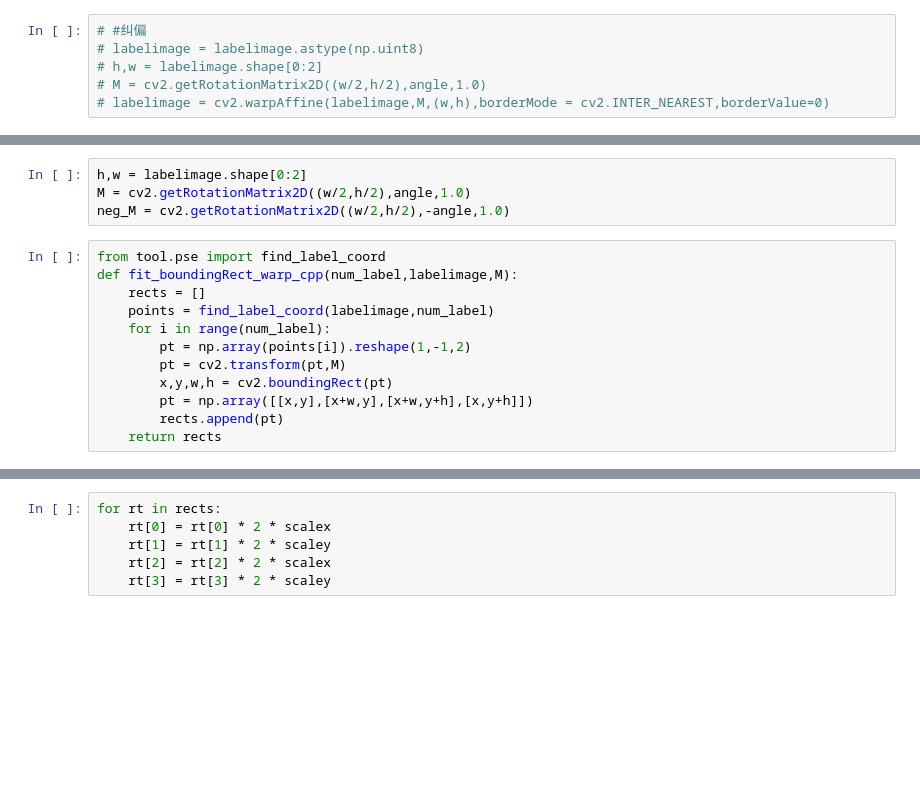
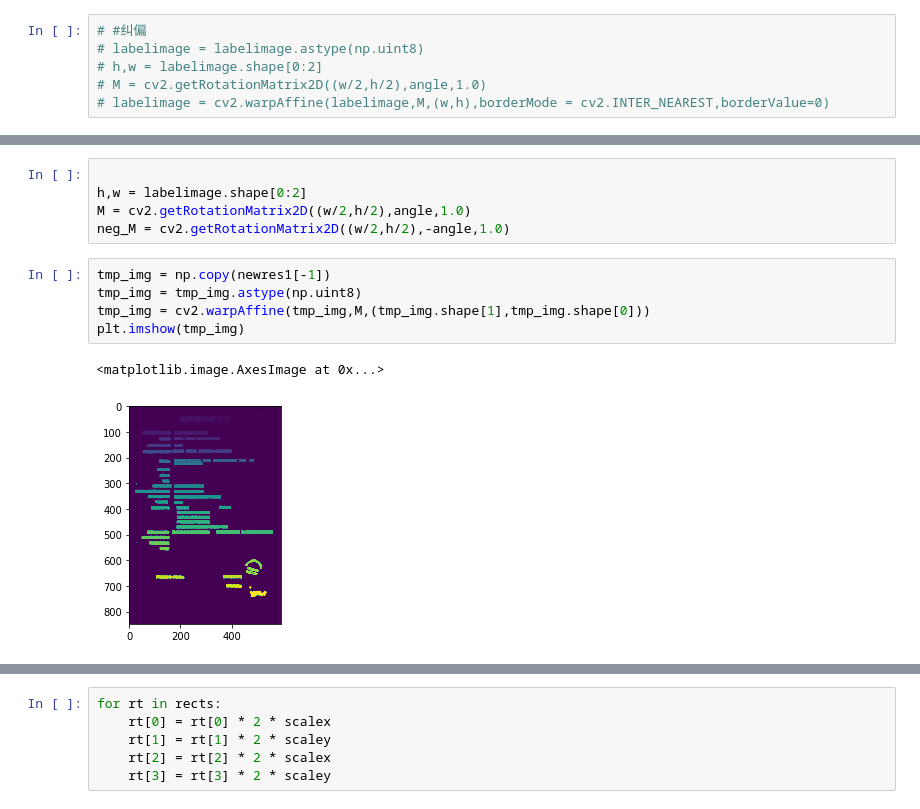
Before and after one commit to xiaomaxiao/PSENET, a Jupyter notebook: psenet_train_BLINEAR.ipynb, the cells around one changed output, grey strips where cells are left out. Drawn from its saved outputs; the diff is of its cells as text; blank space fills up the shorter version.

```diff
--- a/psenet_train_BLINEAR.ipynb
+++ b/psenet_train_BLINEAR.ipynb
@@ -357,19 +397,16 @@ plt.imshow(labelimage)
 # %%
+
 h,w = labelimage.shape[0:2]
 M = cv2.getRotationMatrix2D((w/2,h/2),angle,1.0)
 neg_M = cv2.getRotationMatrix2D((w/2,h/2),-angle,1.0)
-# %%
-from tool.pse import find_label_coord
-def fit_boundingRect_warp_cpp(num_label,labelimage,M):
-    rects = []
-    points = find_label_coord(labelimage,num_label)
-    for i in range(num_label):
-        pt = np.array(points[i]).reshape(1,-1,2)
-        pt = cv2.transform(pt,M)
-        x,y,w,h = cv2.boundingRect(pt)
-        pt = np.array([[x,y],[x+w,y],[x+w,y+h],[x,y+h]])
-        rects.append(pt)
-    return rects
+# %%
+tmp_img = np.copy(newres1[-1])
+tmp_img = tmp_img.astype(np.uint8)
+tmp_img = cv2.warpAffine(tmp_img,M,(tmp_img.shape[1],tmp_img.shape[0]))
+plt.imshow(tmp_img)
+# %% [output]
+<matplotlib.image.AxesImage at 0x...>
+[figure, added]
 # %%
 %time rects = fit_boundingRect_warp_cpp(num_label-1,labelimage,M)
 plt.imshow(labelimage)
```
Also changed, not shown: parts of 23 cells of this notebook, 2 other files.
